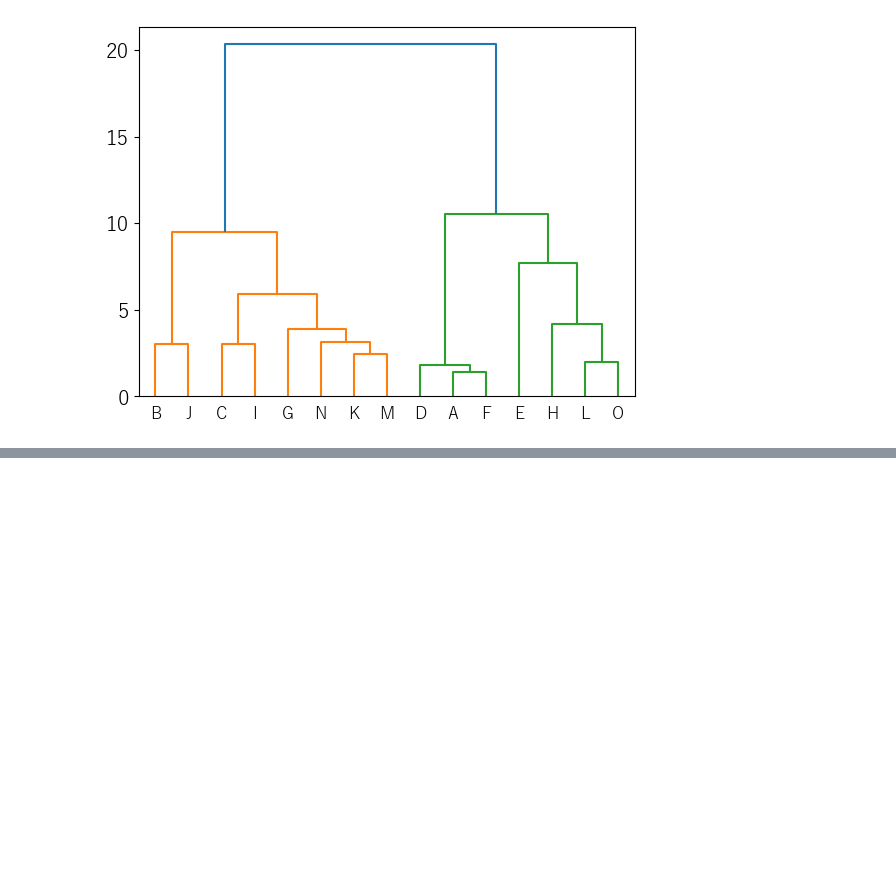
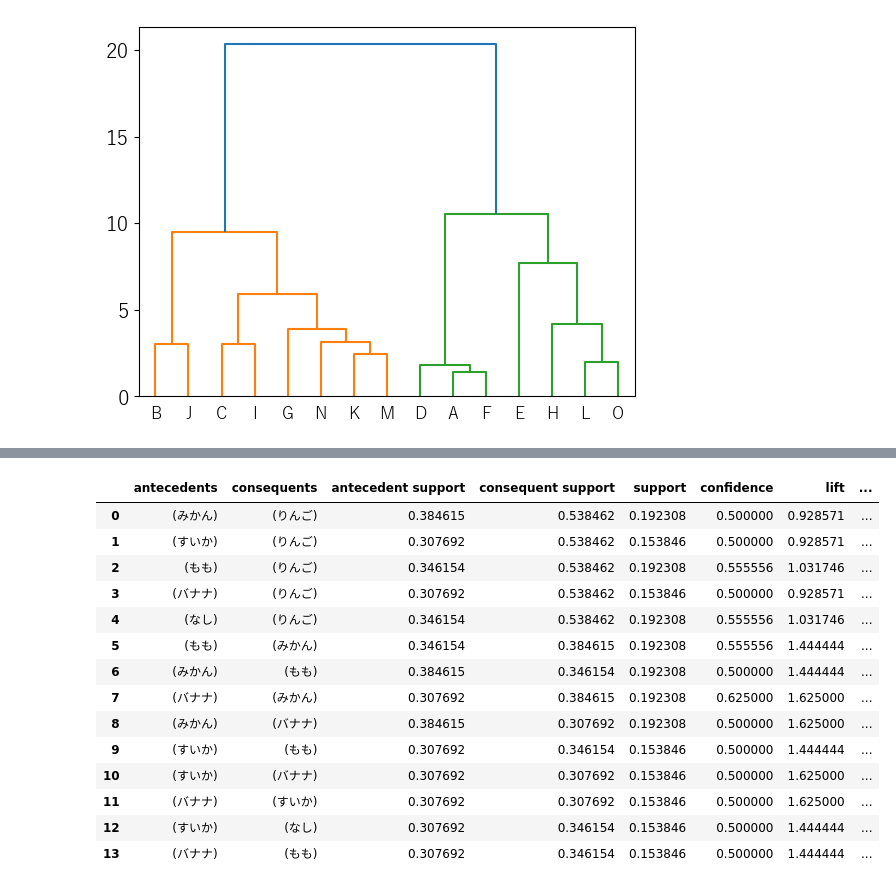
Before and after one commit to itsukikawamu/practice_python, a Jupyter notebook: src/unsupervised_learning/unsuper_learning.ipynb, the cells around one changed output, grey strips where cells are left out. Saved outputs shown, nothing was run; the diff lists cells and outputs as text; code cells hidden in the pictures; blank space fills up the shorter version.

```diff
--- a/src/unsupervised_learning/unsuper_learning.ipynb
+++ b/src/unsupervised_learning/unsuper_learning.ipynb
@@ -168,0 +206,3 @@ sns.scatterplot(data=df_skill2,
+# %%
+df_sales = pd.read_csv("fruits_sales.csv", index_col="名前")
+df_sales.head()
@@ -168,0 +245,20 @@ sns.scatterplot(data=df_skill2,
+# %%
+freq_items_top = association_rules(freq_items, metric="confidence", min_threshold=0.5, num_itemsets=1)[:14]
+freq_items_top
+#support支持度=出現率, confidence信頼度=条件付確率、期待値, liftリフト値=正の相関率,
+# %% [output]
+|  | antecedents | consequents | antecedent support | consequent support | support | confidence | lift | ... |
+| 0 | (みかん) | (りんご) | 0.384615 | 0.538462 | 0.192308 | 0.500000 | 0.928571 | ... |
+| 1 | (すいか) | (りんご) | 0.307692 | 0.538462 | 0.153846 | 0.500000 | 0.928571 | ... |
+| 2 | (もも) | (りんご) | 0.346154 | 0.538462 | 0.192308 | 0.555556 | 1.031746 | ... |
+| 3 | (バナナ) | (りんご) | 0.307692 | 0.538462 | 0.153846 | 0.500000 | 0.928571 | ... |
+| 4 | (なし) | (りんご) | 0.346154 | 0.538462 | 0.192308 | 0.555556 | 1.031746 | ... |
+| 5 | (もも) | (みかん) | 0.346154 | 0.384615 | 0.192308 | 0.555556 | 1.444444 | ... |
+| 6 | (みかん) | (もも) | 0.384615 | 0.346154 | 0.192308 | 0.500000 | 1.444444 | ... |
+| 7 | (バナナ) | (みかん) | 0.307692 | 0.384615 | 0.192308 | 0.625000 | 1.625000 | ... |
+| 8 | (みかん) | (バナナ) | 0.384615 | 0.307692 | 0.192308 | 0.500000 | 1.625000 | ... |
+| 9 | (すいか) | (もも) | 0.307692 | 0.346154 | 0.153846 | 0.500000 | 1.444444 | ... |
+| 10 | (すいか) | (バナナ) | 0.307692 | 0.307692 | 0.153846 | 0.500000 | 1.625000 | ... |
+| 11 | (バナナ) | (すいか) | 0.307692 | 0.307692 | 0.153846 | 0.500000 | 1.625000 | ... |
+| 12 | (すいか) | (なし) | 0.307692 | 0.346154 | 0.153846 | 0.500000 | 1.444444 | ... |
+| 13 | (バナナ) | (もも) | 0.307692 | 0.346154 | 0.153846 | 0.500000 | 1.444444 | ... |
```
Also changed, not shown: parts of 14 cells of this notebook, 1 other file.
